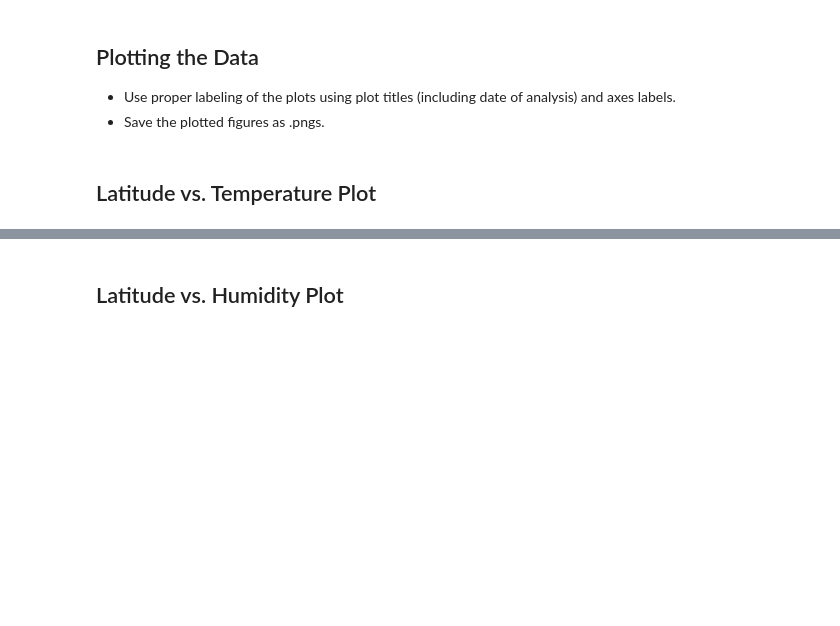
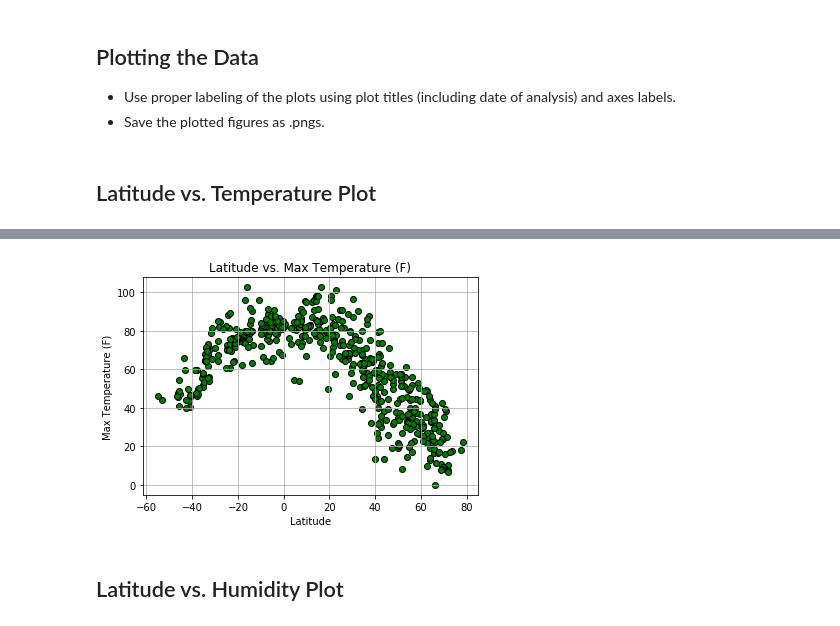
Before and after one commit to lrios215/python_API_HW, a Jupyter notebook: weatherpy/WeatherPy.ipynb, the cells around one changed output, grey strips where cells are left out. Drawn from its saved outputs; the diff is of its cells as text; code cells hidden in the pictures; blank space fills up the shorter version.

Commit message:
weatherpy

```diff
--- a/weatherpy/WeatherPy.ipynb
+++ b/weatherpy/WeatherPy.ipynb
@@ -213,0 +174,4 @@ Int64Index([], dtype='int64')
+# %%
+#ID cities with humidity >100
+city_weather_data = city_weather_data.sort_values(["Humidity"], ascending=False)
+city_weather_data
@@ -213,0 +192,9 @@ Int64Index([], dtype='int64')
+# %%
+#clean data: remove cities that have humidity over 100
+clean_city_weather = city_weather_data
+clean_city_weather.drop(clean_city_weather.loc[clean_city_weather["City"]=='Panguna'].index, inplace=True)
+# %%
+clean_city_weather.drop(clean_city_weather.loc[clean_city_weather["City"]=='Vostok'].index, inplace=True)
+# %%
+clean_city_weather = clean_city_weather.sort_values(["Humidity"], ascending=False)
+clean_city_weather
@@ -223,2 +221,18 @@ Int64Index([], dtype='int64')
+# %%
+lat = clean_city_weather["Latitude"]
+temp = clean_city_weather["Max Temp"]
+
+plt.scatter(clean_city_weather["Latitude"],clean_city_weather["Max Temp"],facecolors="green",edgecolors="black")
+plt.title('Latitude vs. Max Temperature (F)')
+plt.xlabel('Latitude')
+plt.ylabel('Max Temperature (F)')
+plt.grid (b=True,which="major",axis="both",linestyle="-")
+
+#saving figure
+plt.savefig('output_weather/lat_temp_plot.png')
+
+#This code is using matplotlib to create a scatter plot that analyzes the max temperature of a city and its latitude.
+# %% [output]
+[figure, added]
 # %% [markdown]
 ## Latitude vs. Humidity Plot
```
Also changed, not shown: parts of 41 cells of this notebook, 12 other files.
